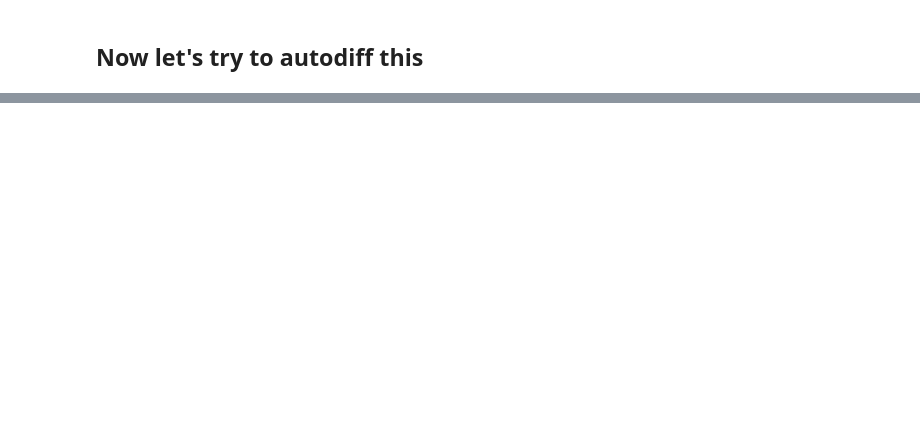
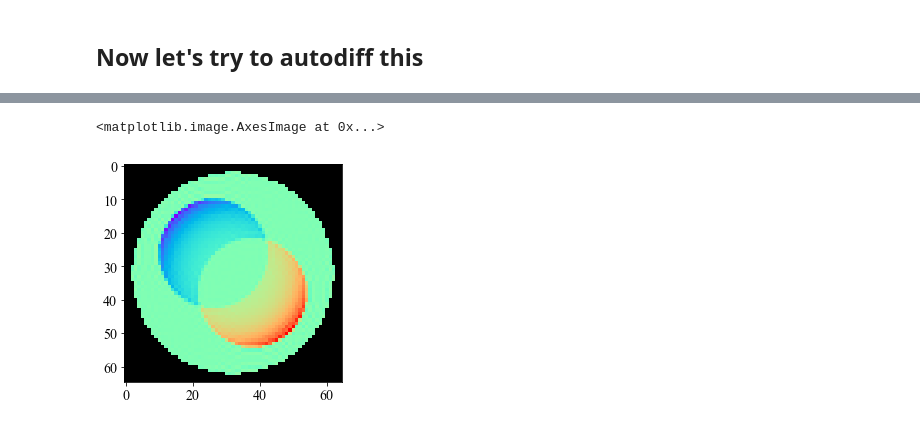
Before and after one commit to LouisDesdoigts/morphine, a Jupyter notebook: notebooks/morphine_uv.ipynb, the cells around one changed output, grey strips where cells are left out. Drawn from its saved outputs; the diff is of its cells as text; code cells hidden in the pictures; blank space fills up the shorter version.

```diff
--- a/notebooks/morphine_uv.ipynb
+++ b/notebooks/morphine_uv.ipynb
@@ -287,0 +281,9 @@ plt.imshow(support)
+# %%
+indices = 20
+
+phases = onp.copy(thisgrad[:,:,indices,indices])
+phases[support<1.] = np.nan
+plt.imshow(phases,cmap=phasemap)
+# %% [output]
+<matplotlib.image.AxesImage at 0x...>
+[figure, added]
```
Also changed, not shown: parts of 32 cells of this notebook.
